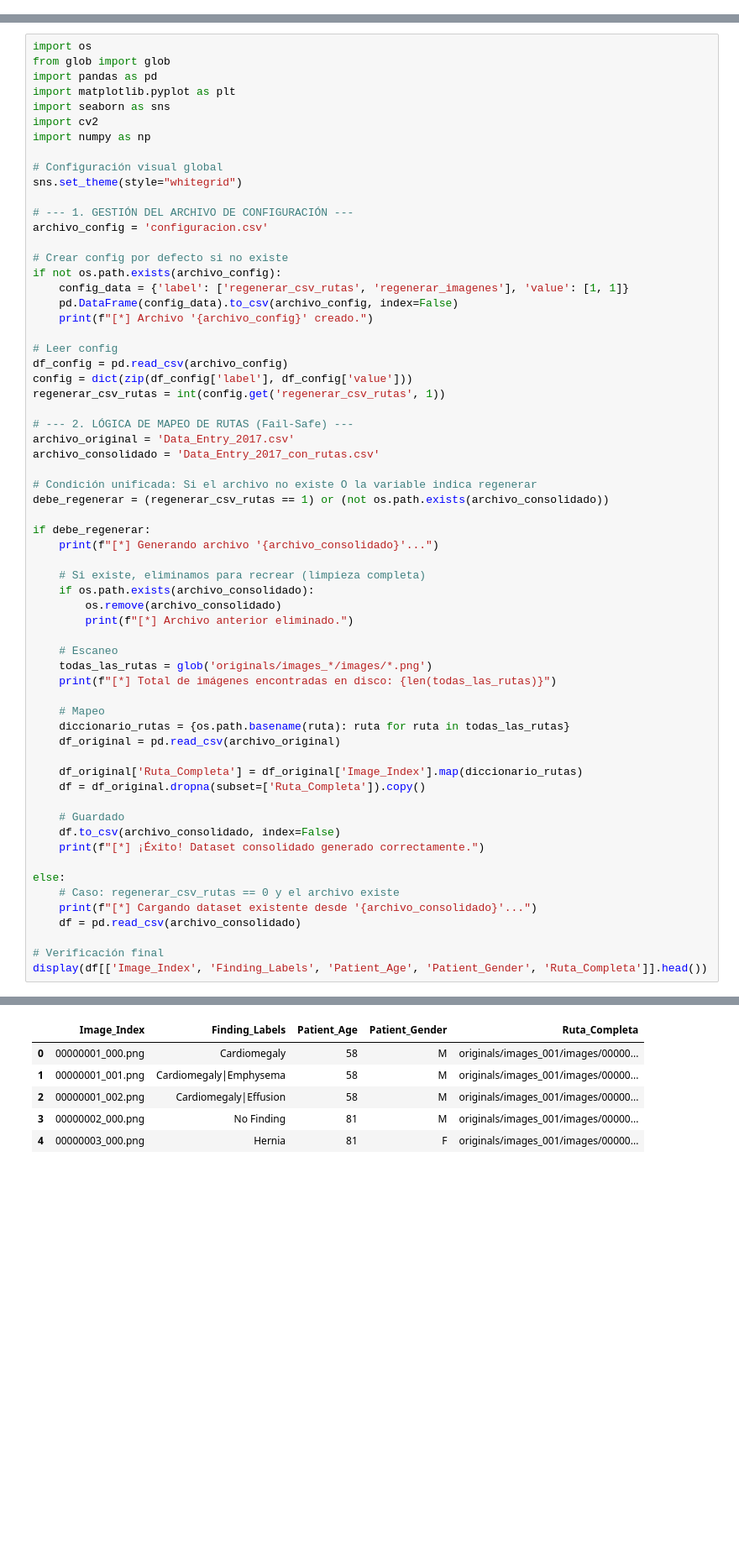
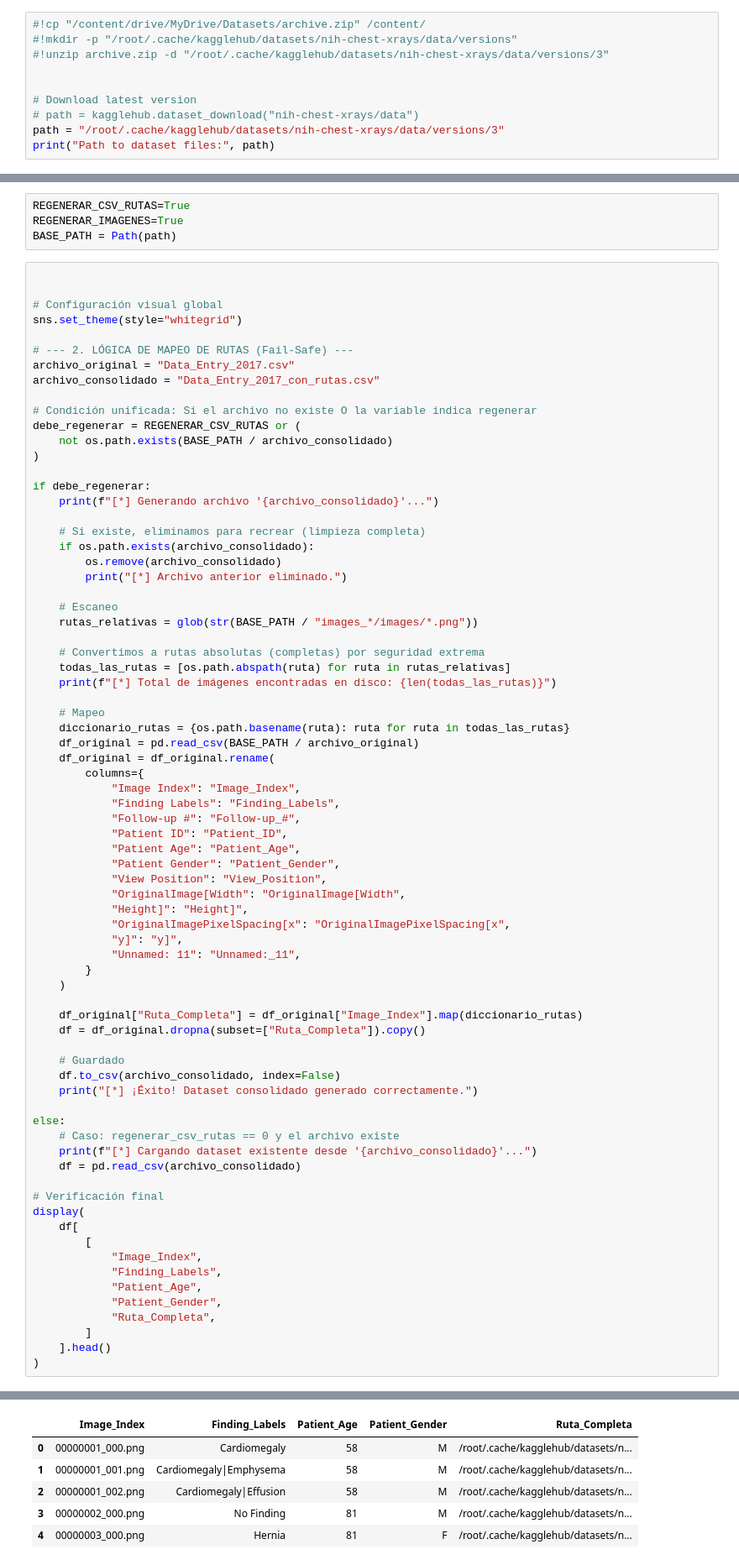
Before and after one commit to YuutoG/cde115-ml2026-proyecto, a Jupyter notebook: notebook.ipynb, the cells around one changed output, grey strips where cells are left out. Shown at 84% size. Cells and saved outputs as stored; diff of their text form; blank space fills up the shorter version.

```diff
--- a/notebook.ipynb
+++ b/notebook.ipynb
@@ -3,0 +15,10 @@ Esta celda inicializa el entorno de trabajo y actúa como el motor de configurac
+# %%
+#!cp "/content/drive/MyDrive/Datasets/archive.zip" /content/
+#!mkdir -p "/root/.cache/kagglehub/datasets/nih-chest-xrays/data/versions"
+#!unzip archive.zip -d "/root/.cache/kagglehub/datasets/nih-chest-xrays/data/versions/3"
+
+
+# Download latest version
+# path = kagglehub.dataset_download("nih-chest-xrays/data")
+path = "/root/.cache/kagglehub/datasets/nih-chest-xrays/data/versions/3"
+print("Path to dataset files:", path)
@@ -4,73 +27,88 @@ Esta celda inicializa el entorno de trabajo y actúa como el motor de configurac
+# %%
+REGENERAR_CSV_RUTAS=True
+REGENERAR_IMAGENES=True
+BASE_PATH = Path(path)
 # %%
-import os
-from glob import glob
-import pandas as pd
-import matplotlib.pyplot as plt
-import seaborn as sns
-import cv2
-import numpy as np
+
 
 # Configuración visual global
 sns.set_theme(style="whitegrid")
 
-# --- 1. GESTIÓN DEL ARCHIVO DE CONFIGURACIÓN ---
-archivo_config = 'configuracion.csv'
-
-# Crear config por defecto si no existe
-if not os.path.exists(archivo_config):
-    config_data = {'label': ['regenerar_csv_rutas', 'regenerar_imagenes'], 'value': [1, 1]}
-    pd.DataFrame(config_data).to_csv(archivo_config, index=False)
-    print(f"[*] Archivo '{archivo_config}' creado.")
-
-# Leer config
-df_config = pd.read_csv(archivo_config)
-config = dict(zip(df_config['label'], df_config['value']))
-regenerar_csv_rutas = int(config.get('regenerar_csv_rutas', 1))
-
 # --- 2. LÓGICA DE MAPEO DE RUTAS (Fail-Safe) ---
-archivo_original = 'Data_Entry_2017.csv'
-archivo_consolidado = 'Data_Entry_2017_con_rutas.csv'
+archivo_original = "Data_Entry_2017.csv"
+archivo_consolidado = "Data_Entry_2017_con_rutas.csv"
 
 # Condición unificada: Si el archivo no existe O la variable indica regenerar
-debe_regenerar = (regenerar_csv_rutas == 1) or (not os.path.exists(archivo_consolidado))
+debe_regenerar = REGENERAR_CSV_RUTAS or (
+    not os.path.exists(BASE_PATH / archivo_consolidado)
+)
 
 if debe_regenerar:
     print(f"[*] Generando archivo '{archivo_consolidado}'...")
 
     # Si existe, eliminamos para recrear (limpieza completa)
     if os.path.exists(archivo_consolidado):
         os.remove(archivo_consolidado)
-        print(f"[*] Archivo anterior eliminado.")
+        print("[*] Archivo anterior eliminado.")
 
     # Escaneo
-    todas_las_rutas = glob('originals/images_*/images/*.png')
+    rutas_relativas = glob(str(BASE_PATH / "images_*/images/*.png"))
+
+    # Convertimos a rutas absolutas (completas) por seguridad extrema
+    todas_las_rutas = [os.path.abspath(ruta) for ruta in rutas_relativas]
     print(f"[*] Total de imágenes encontradas en disco: {len(todas_las_rutas)}")
 
     # Mapeo
     diccionario_rutas = {os.path.basename(ruta): ruta for ruta in todas_las_rutas}
-    df_original = pd.read_csv(archivo_original)
+    df_original = pd.read_csv(BASE_PATH / archivo_original)
+    df_original = df_original.rename(
+        columns={
+            "Image Index": "Image_Index",
+            "Finding Labels": "Finding_Labels",
+            "Follow-up #": "Follow-up_#",
+            "Patient ID": "Patient_ID",
+            "Patient Age": "Patient_Age",
+            "Patient Gender": "Patient_Gender",
+            "View Position": "View_Position",
+            "OriginalImage[Width": "OriginalImage[Width",
+            "Height]": "Height]",
+            "OriginalImagePixelSpacing[x": "OriginalImagePixelSpacing[x",
+            "y]": "y]",
+            "Unnamed: 11": "Unnamed:_11",
+        }
+    )
 
-    df_original['Ruta_Completa'] = df_original['Image_Index'].map(diccionario_rutas)
-    df = df_original.dropna(subset=['Ruta_Completa']).copy()
+    df_original["Ruta_Completa"] = df_original["Image_Index"].map(diccionario_rutas)
+    df = df_original.dropna(subset=["Ruta_Completa"]).copy()
 
     # Guardado
     df.to_csv(archivo_consolidado, index=False)
-    print(f"[*] ¡Éxito! Dataset consolidado generado correctamente.")
+    print("[*] ¡Éxito! Dataset consolidado generado correctamente.")
 
 else:
     # Caso: regenerar_csv_rutas == 0 y el archivo existe
     print(f"[*] Cargando dataset existente desde '{archivo_consolidado}'...")
     df = pd.read_csv(archivo_consolidado)
 
 # Verificación final
-display(df[['Image_Index', 'Finding_Labels', 'Patient_Age', 'Patient_Gender', 'Ruta_Completa']].head())
+display(
+    df[
+        [
+            "Image_Index",
+            "Finding_Labels",
+            "Patient_Age",
+            "Patient_Gender",
+            "Ruta_Completa",
+        ]
+    ].head()
+)
 # %% [output]
 [*] Generando archivo 'Data_Entry_2017_con_rutas.csv'...
 [*] Total de imágenes encontradas en disco: 112120
 [*] ¡Éxito! Dataset consolidado generado correctamente.
 |  | Image_Index | Finding_Labels | Patient_Age | Patient_Gender | Ruta_Completa |
-| 0 | 00000001_000.png | Cardiomegaly | 58 | M | originals/images_001/images/00000... |
-| 1 | 00000001_001.png | Cardiomegaly|Emphysema | 58 | M | originals/images_001/images/00000... |
-| 2 | 00000001_002.png | Cardiomegaly|Effusion | 58 | M | originals/images_001/images/00000... |
-| 3 | 00000002_000.png | No Finding | 81 | M | originals/images_001/images/00000... |
-| 4 | 00000003_000.png | Hernia | 81 | F | originals/images_001/images/00000... |
+| 0 | 00000001_000.png | Cardiomegaly | 58 | M | /root/.cache/kagglehub/datasets/n... |
+| 1 | 00000001_001.png | Cardiomegaly|Emphysema | 58 | M | /root/.cache/kagglehub/datasets/n... |
+| 2 | 00000001_002.png | Cardiomegaly|Effusion | 58 | M | /root/.cache/kagglehub/datasets/n... |
+| 3 | 00000002_000.png | No Finding | 81 | M | /root/.cache/kagglehub/datasets/n... |
+| 4 | 00000003_000.png | Hernia | 81 | F | /root/.cache/kagglehub/datasets/n... |
```
Also changed, not shown: parts of 33 cells of this notebook.
